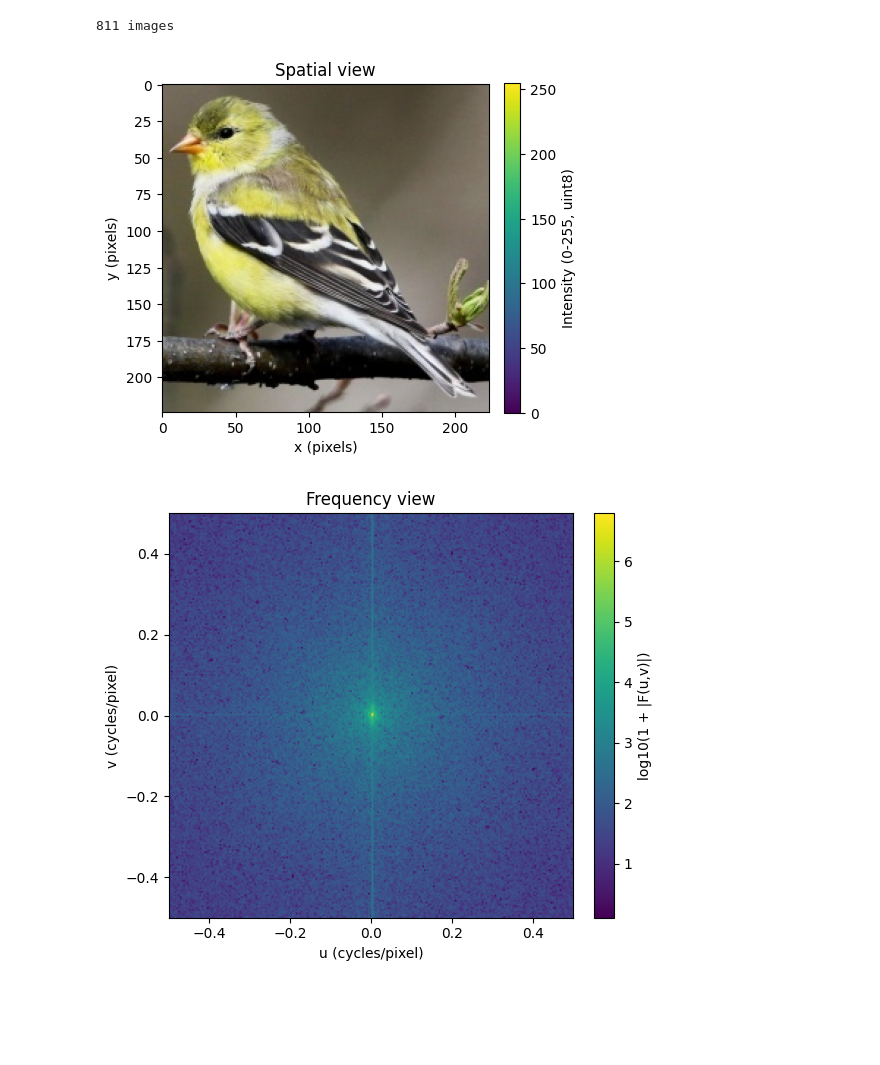
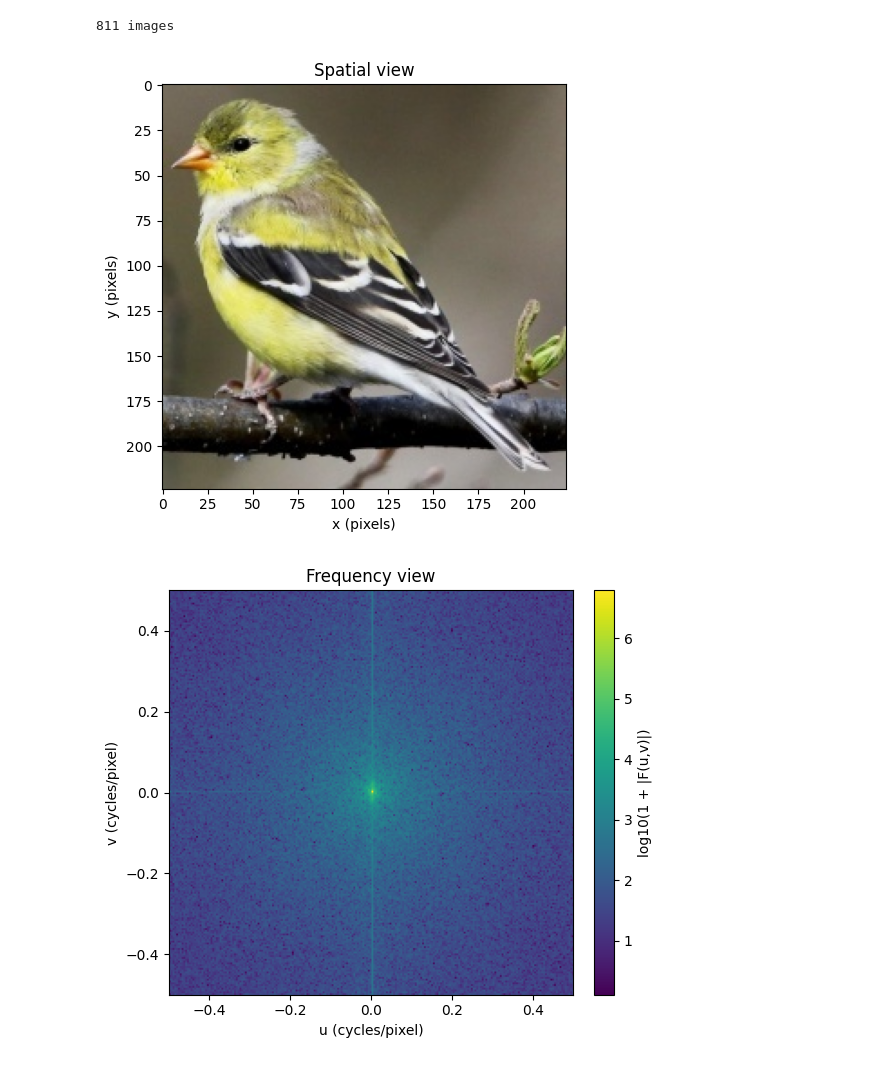
Before and after one commit to Fredrik321/Digital-information-processing, a Jupyter notebook: bird_dataset_analysis.ipynb, the cells around one changed output. Drawn from its saved outputs; the diff is of its cells as text; code cells hidden in the pictures; blank space fills up the shorter version.

Commit message:
remove cbar from spacial view

```diff
--- a/bird_dataset_analysis.ipynb
+++ b/bird_dataset_analysis.ipynb
@@ -20,18 +20,16 @@ print(f"{len(paths)} images")
 # %%
 arr = np.asarray(Image.open(paths[0]).convert("RGB"))
 
 fig, ax = plt.subplots(figsize=(5, 5))
 im = ax.imshow(arr)
 ax.set_xlabel("x (pixels)")
 ax.set_ylabel("y (pixels)")
 ax.set_title("Spatial view")
-cbar = fig.colorbar(im, ax=ax, fraction=0.046, pad=0.04)
-cbar.set_label("Intensity (0-255, uint8)")
 plt.tight_layout()
 plt.savefig("spatial_view.png", dpi=150)
 plt.show()
 # %% [output]
-[figure, old version]
+[figure, new version]
 # %%
 # Mean image across the dataset
 mean_img = np.zeros((224, 224, 3), dtype=np.float64)
```
Also changed, not shown: 1 other file.
